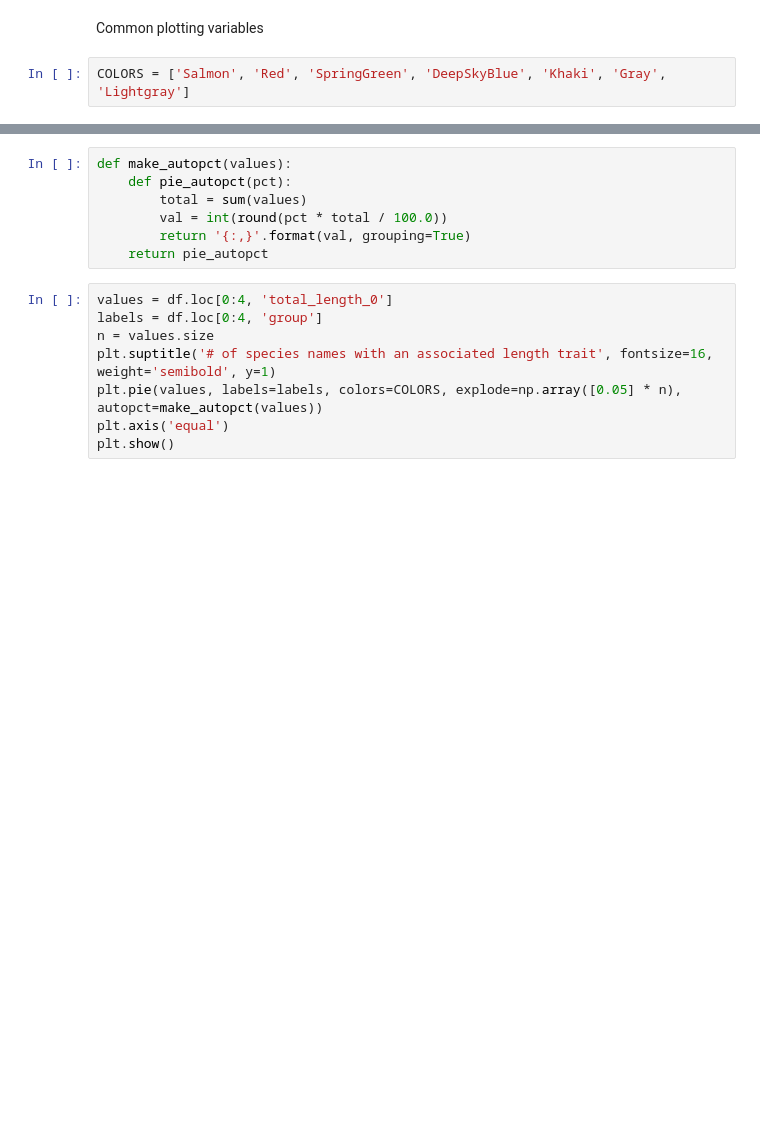
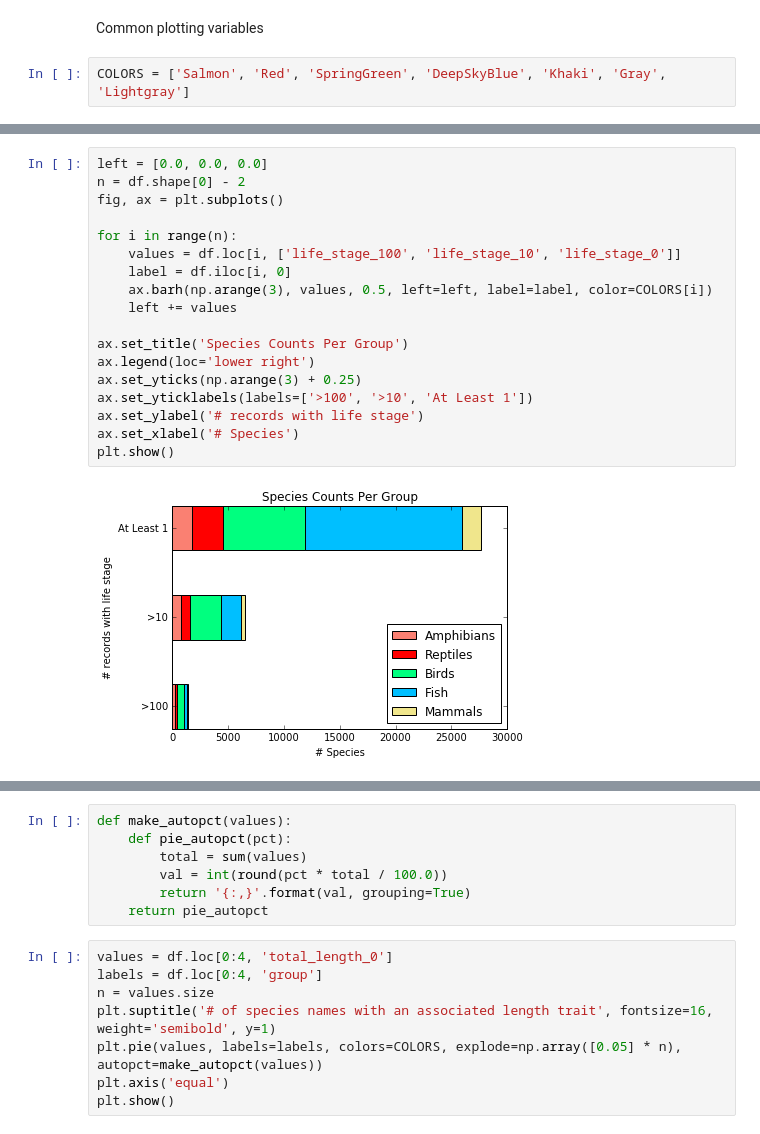
Before and after one commit to rafelafrance/traiter, a Jupyter notebook: parsers/vertnet_parser.ipynb, the cells around one changed output, grey strips where cells are left out. Saved outputs shown, nothing was run; the diff lists cells and outputs as text; blank space fills up the shorter version.

```diff
--- a/parsers/vertnet_parser.ipynb
+++ b/parsers/vertnet_parser.ipynb
@@ -2126,0 +2174,20 @@ Pie charts
+# %%
+left = [0.0, 0.0, 0.0]
+n = df.shape[0] - 2
+fig, ax = plt.subplots()
+
+for i in range(n):
+    values = df.loc[i, ['life_stage_100', 'life_stage_10', 'life_stage_0']]
+    label = df.iloc[i, 0]
+    ax.barh(np.arange(3), values, 0.5, left=left, label=label, color=COLORS[i])
+    left += values
+
+ax.set_title('Species Counts Per Group')
+ax.legend(loc='lower right')
+ax.set_yticks(np.arange(3) + 0.25)
+ax.set_yticklabels(labels=['>100', '>10', 'At Least 1'])
+ax.set_ylabel('# records with life stage')
+ax.set_xlabel('# Species')
+plt.show()
+# %% [output]
+[figure, added]
```
Also changed, not shown: parts of 23 cells of this notebook.
